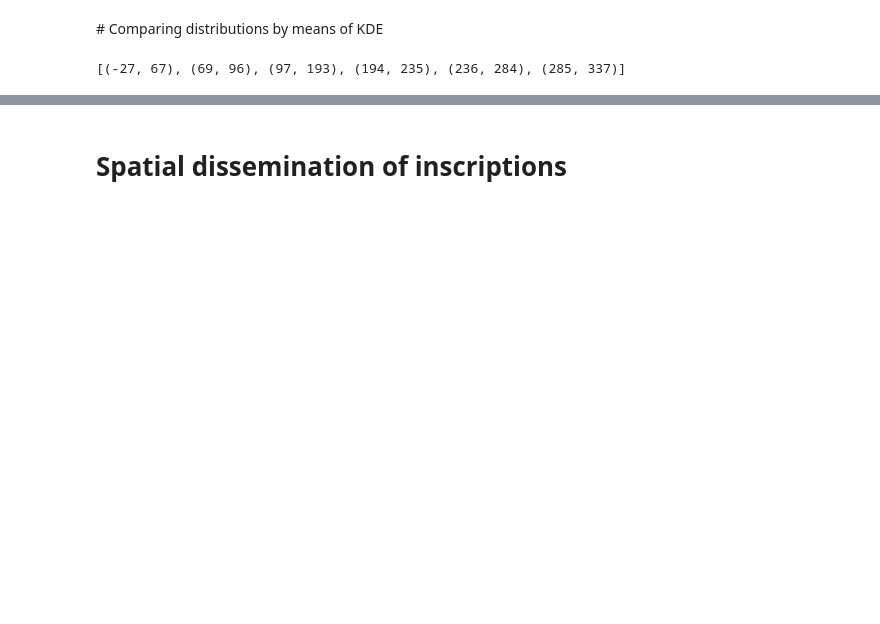
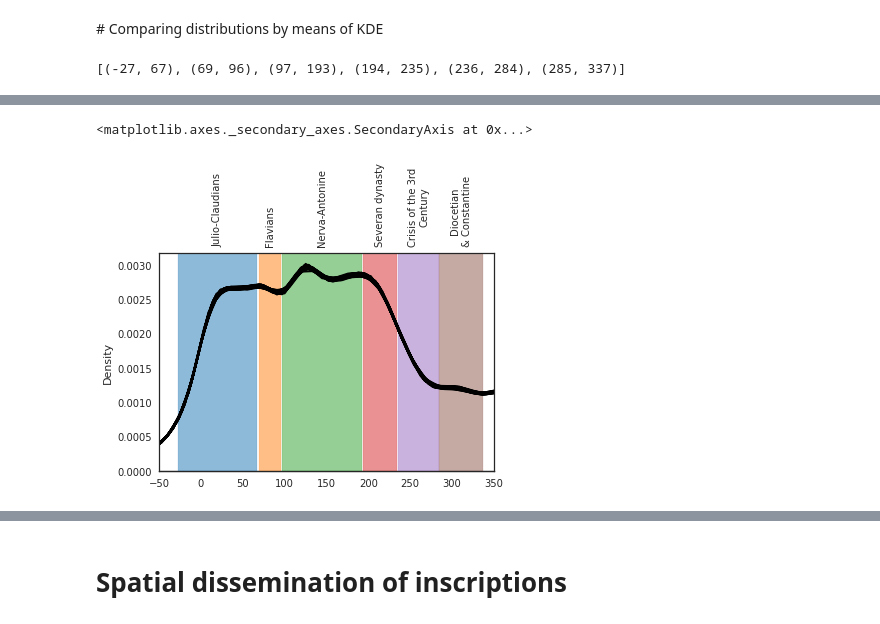
Before and after one commit to sdam-au/LI_ETL, a Jupyter notebook: scripts/1_6_py_WORDS&OCCUPS&ORGS_TEMPORAL.ipynb, the cells around one changed output, grey strips where cells are left out. Cells and saved outputs as stored; diff of their text form; code cells hidden in the pictures; blank space fills up the shorter version.

```diff
--- a/scripts/1_6_py_WORDS&OCCUPS&ORGS_TEMPORAL.ipynb
+++ b/scripts/1_6_py_WORDS&OCCUPS&ORGS_TEMPORAL.ipynb
@@ -168,0 +195,28 @@ Wall time: 24.2 s
+# %%
+var_data_edcs = []
+for var_n in range(1000):
+    var_data_edcs.append([var[var_n] for var in EDCS["random_dates"] if var !=None])
+# %%
+%%time
+# timeconsuming, because of the KDE involved
+labels=[key for key in periods.keys()]
+positions = [np.mean(tup) for tup in timeblocks_periods]
+
+fig, ax = plt.subplots(figsize=[6,4])
+
+for data in var_data_edcs[:100]:
+    sns.kdeplot(data, ax=ax, color="black")
+for period, color in zip(periods.keys(), tab_colors_list):
+    ax.axvspan(periods[period]["startdate"], periods[period]["enddate"], color=color, alpha=0.5)#, linestyles="dashed", color="red")
+ax.set_xlim(-50,350)
+
+
+# period labels
+ax.set_xticks(positions)
+ax.set_xticklabels(labels)
+ax.xaxis.set_tick_params(rotation=90)
+ax.xaxis.tick_top()
+
+# time ticks
+ax.secondary_xaxis("bottom")
+# %% [output]
@@ -168,0 +225,2 @@ Wall time: 24.2 s
+<matplotlib.axes._secondary_axes.SecondaryAxis at 0x...>
+[figure, added]
```
Also changed, not shown: parts of 31 cells of this notebook, 2 other files.
